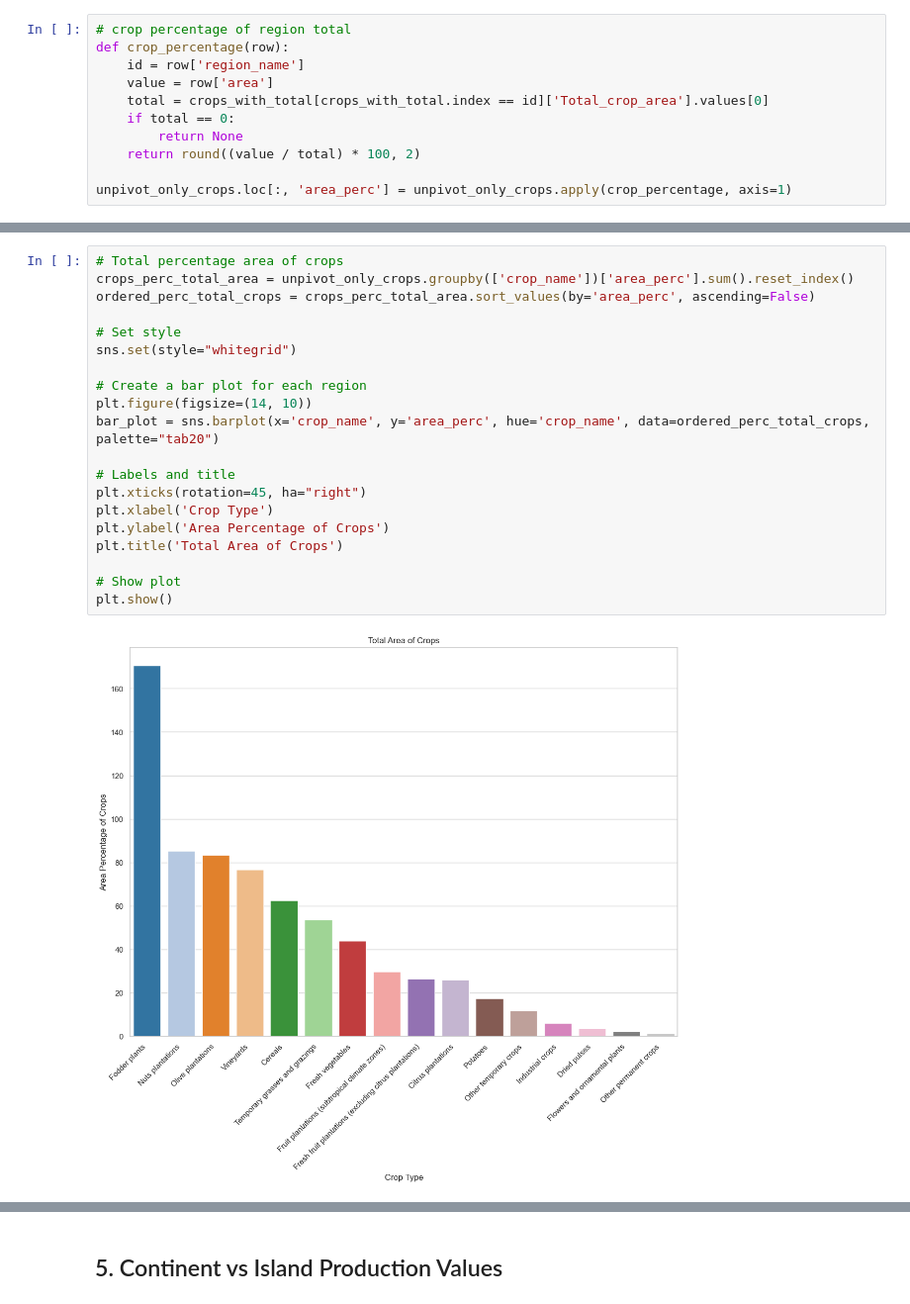
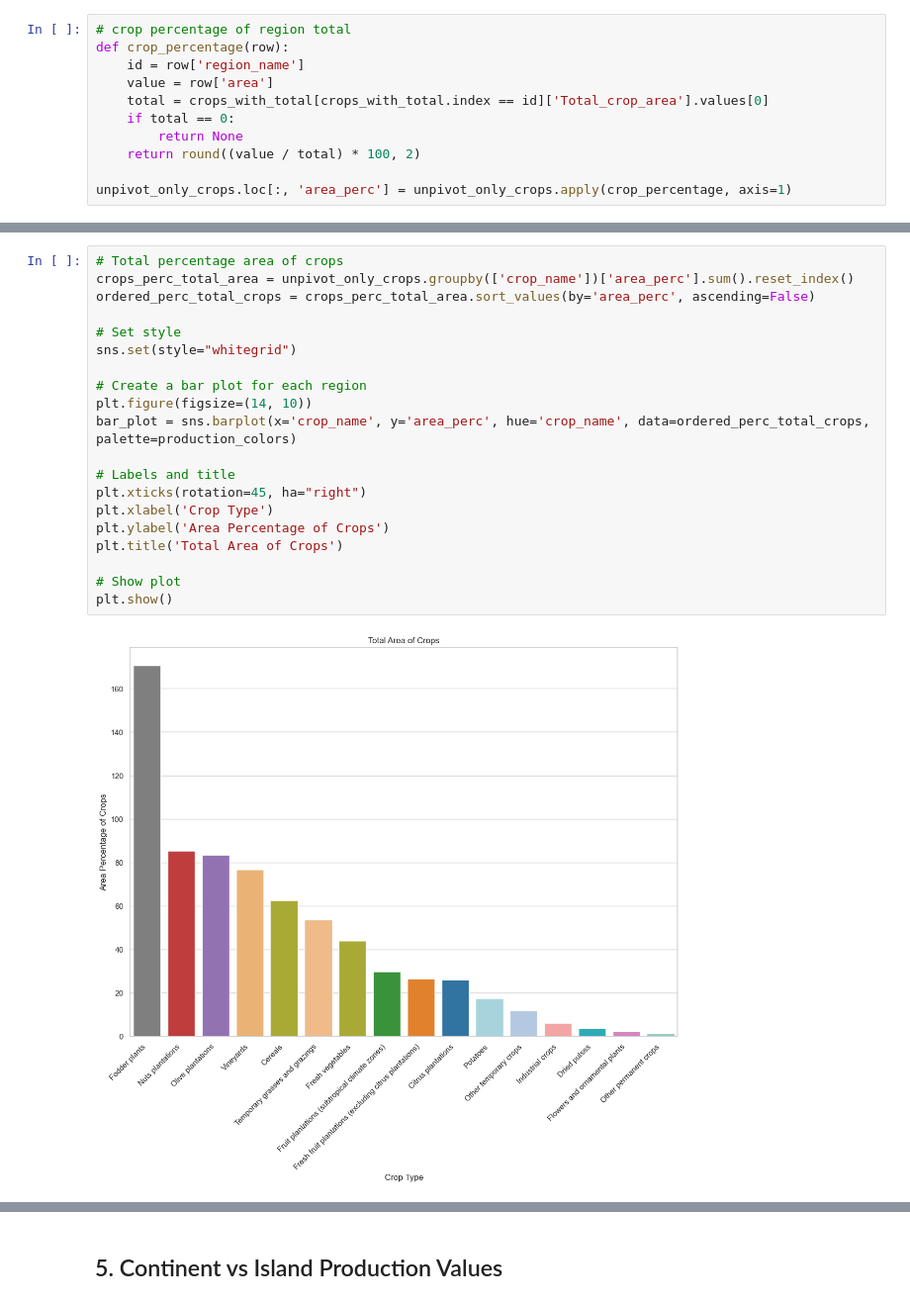
Before and after one commit to domwelsh/avcad_final, a Jupyter notebook: Codes/crop_exploration_NUTS2.ipynb, the cells around one changed output, grey strips where cells are left out. Shown at 99% size. Saved outputs shown, nothing was run; the diff lists cells and outputs as text.

```diff
--- a/Codes/crop_exploration_NUTS2.ipynb
+++ b/Codes/crop_exploration_NUTS2.ipynb
@@ -283,22 +295,22 @@ plt.show()
 # %%
 # Total percentage area of crops
 crops_perc_total_area = unpivot_only_crops.groupby(['crop_name'])['area_perc'].sum().reset_index()
 ordered_perc_total_crops = crops_perc_total_area.sort_values(by='area_perc', ascending=False)
 
 # Set style
 sns.set(style="whitegrid")
 
 # Create a bar plot for each region
 plt.figure(figsize=(14, 10))
-bar_plot = sns.barplot(x='crop_name', y='area_perc', hue='crop_name', data=ordered_perc_total_crops, palette="tab20")
+bar_plot = sns.barplot(x='crop_name', y='area_perc', hue='crop_name', data=ordered_perc_total_crops, palette=production_colors)
 
 # Labels and title
 plt.xticks(rotation=45, ha="right")
 plt.xlabel('Crop Type')
 plt.ylabel('Area Percentage of Crops')
 plt.title('Total Area of Crops')
 
 # Show plot
 plt.show()
 # %% [output]
-[figure, old version]
+[figure, new version]
```
Also changed, not shown: parts of 11 cells of this notebook, 2 other files.
